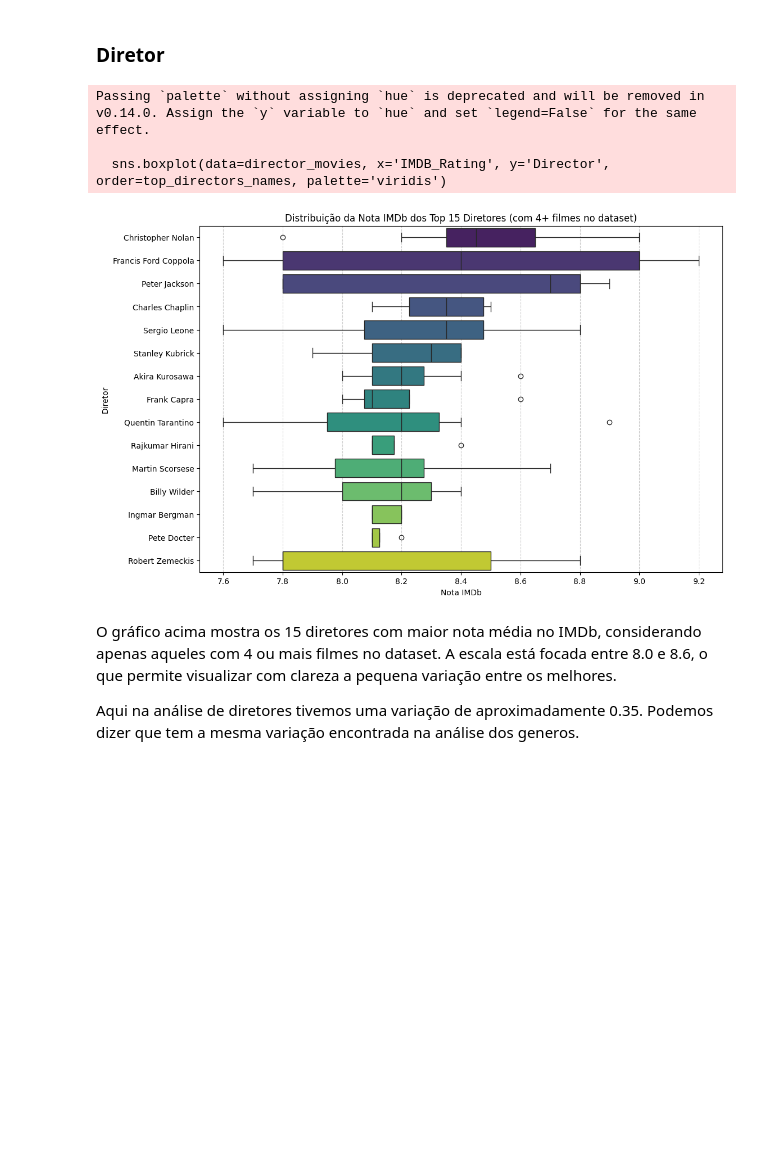
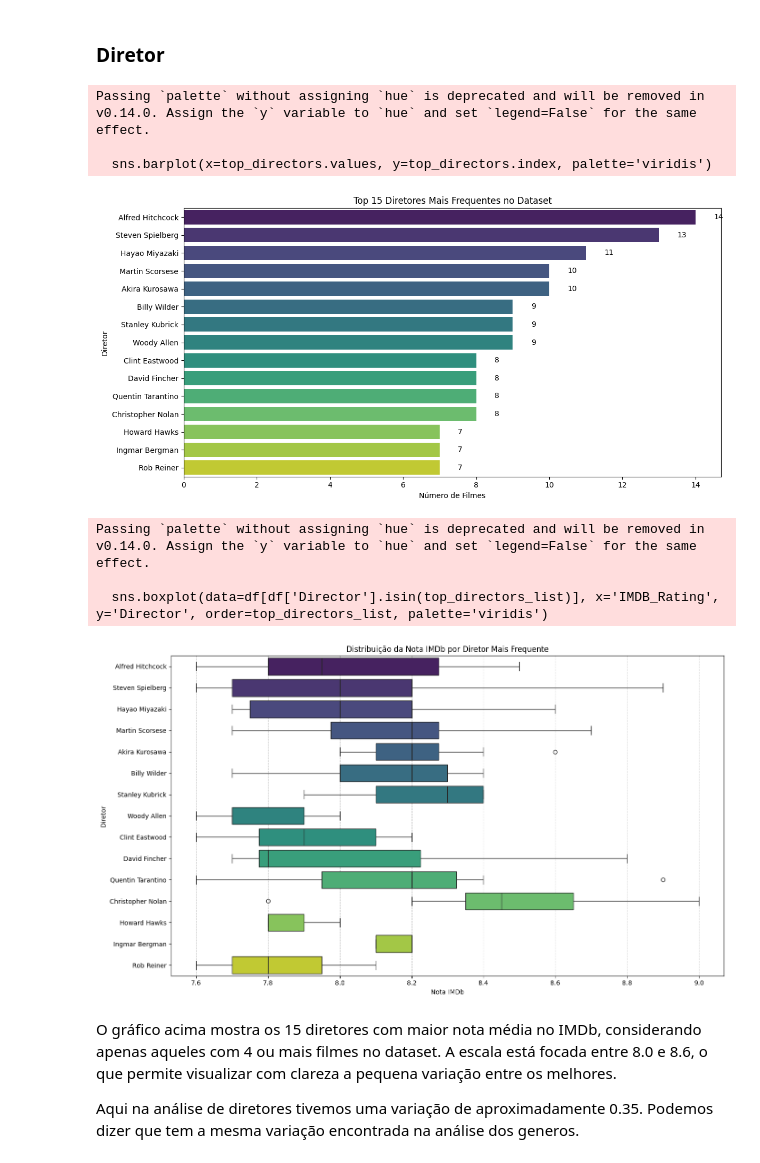
Before and after one commit to lucasqueiros/LH_CD_LUCAS_DE_QUEIROS_SOUZA, a Jupyter notebook: notebooks/02-eda.ipynb, the cells around one changed output. Cells and saved outputs as stored; diff of their text form; code cells hidden in the pictures; blank space fills up the shorter version.

```diff
--- a/notebooks/02-eda.ipynb
+++ b/notebooks/02-eda.ipynb
@@ -129,28 +140,39 @@ Apesar de não conseguirmos achar a correlação, alguns insights foram extraido
 - **Consistência em gêneros narrativos:** Gêneros com foco em história (como Drama, Mystery, War) tendem a ser mais consistentes na qualidade, enquanto gêneros baseados em efeitos ou ritmo (Action, Horror) têm maior volatilidade.
 # %% [markdown]
 ### Diretor
-# %%
-director_stats = df.groupby('Director').agg(
-    Movie_Count=('Series_Title', 'count'),
-    Mean_Rating=('IMDB_Rating', 'mean')
-).reset_index()
-
-# Boxplot das notas IMDb para os 15 diretores mais bem avaliados (com 4+ filmes)
-top_directors_names = top_directors['Director']
-director_movies = df[df['Director'].isin(top_directors_names)]
-
-plt.figure(figsize=(12, 8))
-sns.boxplot(data=director_movies, x='IMDB_Rating', y='Director', order=top_directors_names, palette='viridis')
-plt.title('Distribuição da Nota IMDb dos Top 15 Diretores (com 4+ filmes no dataset)')
-plt.xlabel('Nota IMDb')
-plt.ylabel('Diretor')
-plt.grid(axis='x', linestyle='--', alpha=0.6)
-plt.show()
-# %% [output]
-Passing `palette` without assigning `hue` is deprecated and will be removed in v0.14.0. Assign the `y` variable to `hue` and set `legend=False` for the same effect.
-
-  sns.boxplot(data=director_movies, x='IMDB_Rating', y='Director', order=top_directors_names, palette='viridis')
-[figure, removed]
+# %%
+# Top 15 diretores mais frequentes
+top_directors = df['Director'].value_counts().nlargest(15)
+
+plt.figure(figsize=(12, 6))
+sns.barplot(x=top_directors.values, y=top_directors.index, palette='viridis')
+plt.title('Top 15 Diretores Mais Frequentes no Dataset')
+plt.xlabel('Número de Filmes')
+plt.ylabel('Diretor')
+for i, count in enumerate(top_directors.values):
+    plt.text(count + 0.5, i, str(count), va='center')
+plt.tight_layout()
+plt.show()
+
+# Boxplot: Distribuição das notas IMDb por diretor
+top_directors_list = list(top_directors.index)
+plt.figure(figsize=(14, 8))
+sns.boxplot(data=df[df['Director'].isin(top_directors_list)], x='IMDB_Rating', y='Director', order=top_directors_list, palette='viridis')
+plt.title('Distribuição da Nota IMDb por Diretor Mais Frequente')
+plt.xlabel('Nota IMDb')
+plt.ylabel('Diretor')
+plt.grid(axis='x', linestyle='--', alpha=0.6)
+plt.tight_layout()
+plt.show()
+# %% [output]
+Passing `palette` without assigning `hue` is deprecated and will be removed in v0.14.0. Assign the `y` variable to `hue` and set `legend=False` for the same effect.
+
+  sns.barplot(x=top_directors.values, y=top_directors.index, palette='viridis')
+[figure, added]
+Passing `palette` without assigning `hue` is deprecated and will be removed in v0.14.0. Assign the `y` variable to `hue` and set `legend=False` for the same effect.
+
+  sns.boxplot(data=df[df['Director'].isin(top_directors_list)], x='IMDB_Rating', y='Director', order=top_directors_list, palette='viridis')
+[figure, added]
 # %% [markdown]
 O gráfico acima mostra os 15 diretores com maior nota média no IMDb, considerando apenas aqueles com 4 ou mais filmes no dataset. A escala está focada entre 8.0 e 8.6, o que permite visualizar com clareza a pequena variação entre os melhores.
 
```
Also changed, not shown: parts of 19 cells of this notebook, 3 other files.
